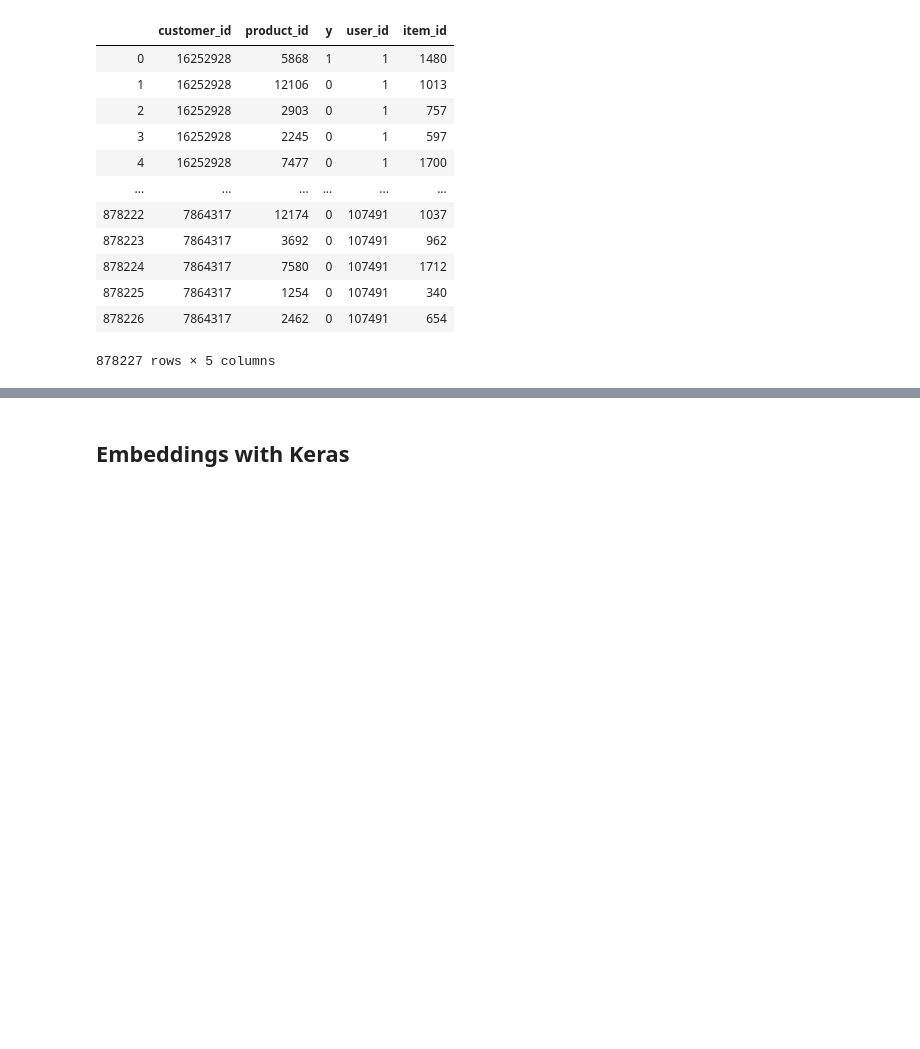
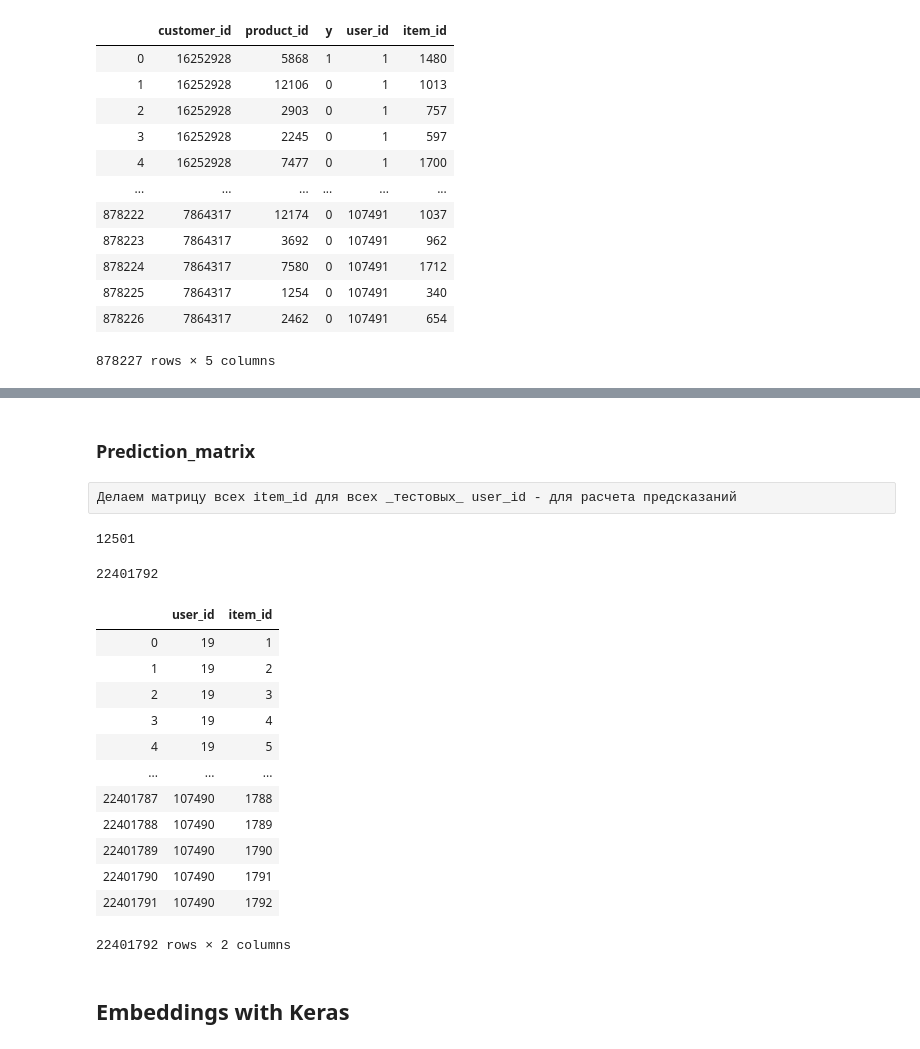
Before and after one commit to ml-workteam/ds-recommender-mindbox, a Jupyter notebook: sandbox/nn_recommendations.ipynb, the cells around one changed output, grey strips where cells are left out. Drawn from its saved outputs; the diff is of its cells as text; code cells hidden in the pictures; blank space fills up the shorter version.

```diff
--- a/sandbox/nn_recommendations.ipynb
+++ b/sandbox/nn_recommendations.ipynb
@@ -197,0 +215,10 @@ ds1.drop(['user_uid', 'item_uid'], axis=1)
+# %%
+ds_test = purchases_test[['customer_id', 'product_id']]
+ds_test = ds_test.merge(df_user, left_on='customer_id', right_on='user_uid', how='left')
+ds_test = ds_test.merge(df_item, left_on='product_id', right_on='item_uid', how='left')
+ds_test = ds_test[list(set(ds_test.columns)-set(['user_uid', 'item_uid']))]
+print(len(ds_test))
+ds_test.dropna(axis=0, inplace=True) # drop unknown items
+print(len(ds_test))
+ds_test['item_id'] = ds_test['item_id'].apply(lambda x: int(x))
+ds_test.head()
@@ -198,3 +234,33 @@ ds1.drop(['user_uid', 'item_uid'], axis=1)
+# %% [markdown]
+### Prediction_matrix
+# %% [raw]
+Делаем матрицу всех item_id для всех _тестовых_ user_id - для расчета предсказаний
+# %%
+ds_test_users = pd.DataFrame({ 'user_id': ds_test['user_id'].unique()})
+print(len(ds_test_users))
+
+# user_items_to_predict = df_user.merge(df_item, left_on='user_id', right_on='item_id', how='outer')
+user_items_to_predict = df_user.merge(ds_test_users, on = 'user_id', how='inner').assign(foo=1).merge(df_item.assign(foo=1)).drop(['foo', 'user_uid', 'item_uid'], 1)
+# %% [output]
+12501
+# %%
+print(len(df_item)*len(ds_test_users))
+user_items_to_predict
+# %% [output]
+22401792
+|  | user_id | item_id |
+| 0 | 19 | 1 |
+| 1 | 19 | 2 |
+| 2 | 19 | 3 |
+| 3 | 19 | 4 |
+| 4 | 19 | 5 |
+| ... | ... | ... |
+| 22401787 | 107490 | 1788 |
+| 22401788 | 107490 | 1789 |
+| 22401789 | 107490 | 1790 |
+| 22401790 | 107490 | 1791 |
+| 22401791 | 107490 | 1792 |
+22401792 rows × 2 columns
 # %% [markdown]
 ## Embeddings with Keras
 # %%
```
Also changed, not shown: parts of 24 cells of this notebook, 1 other file.
